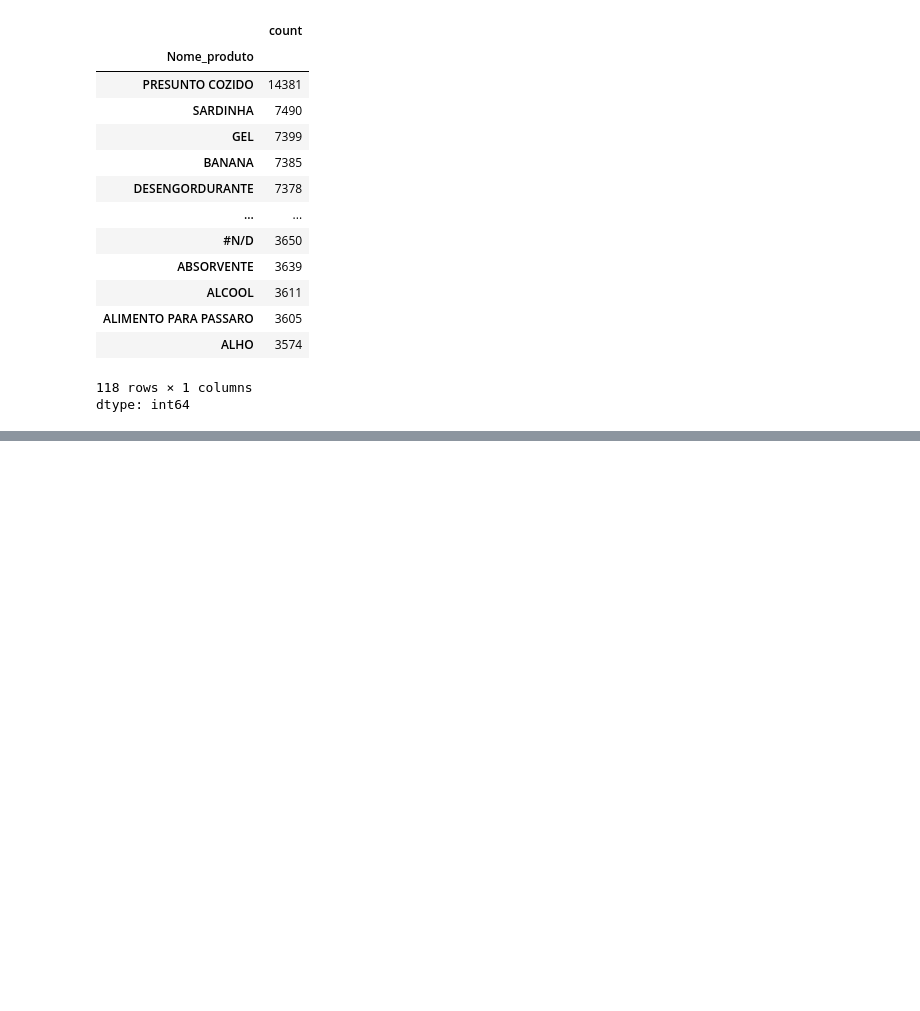
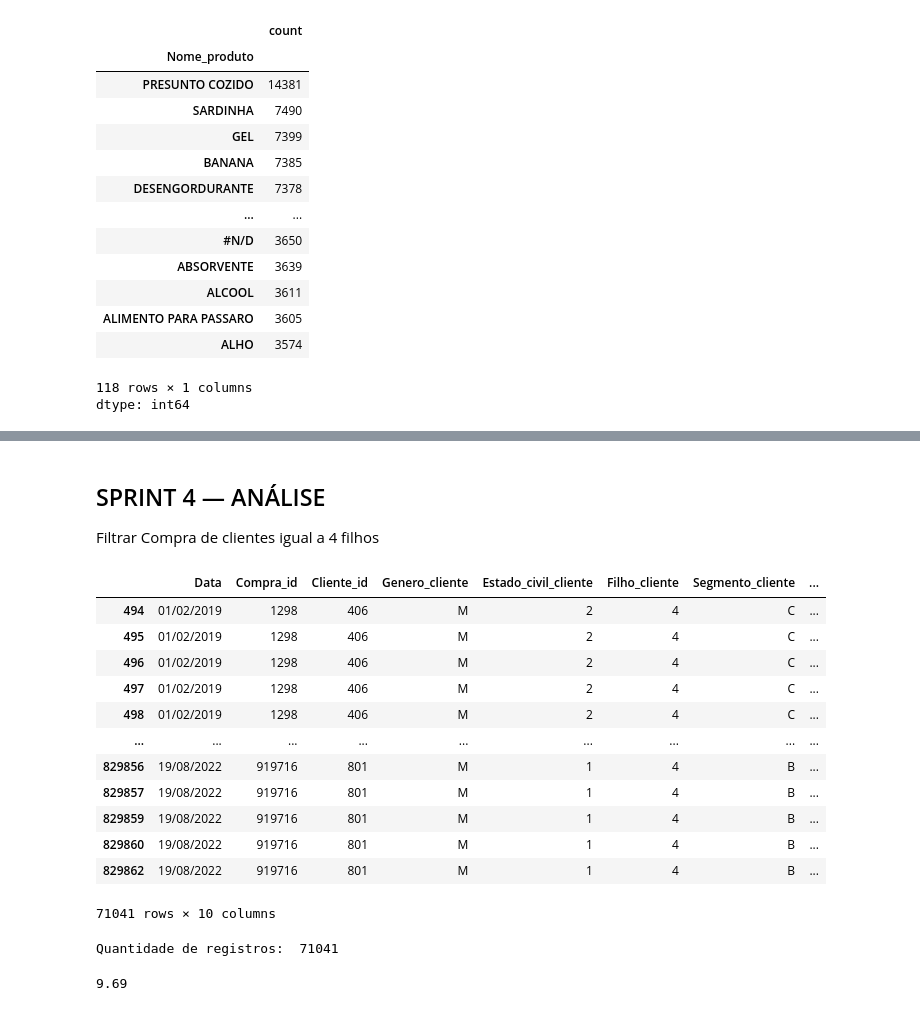
Before and after one commit to midanaca/MiniProjeto_MidanaCa_T8, a Jupyter notebook: MiniProjeto_MidanaCa_T8_.ipynb, the cells around one changed output, grey strips where cells are left out. Drawn from its saved outputs; the diff is of its cells as text; code cells hidden in the pictures; blank space fills up the shorter version.

```diff
--- a/MiniProjeto_MidanaCa_T8_.ipynb
+++ b/MiniProjeto_MidanaCa_T8_.ipynb
@@ -305,0 +332,2 @@ Decisão de tratamento proposta: após confirmar que são repetições indevidas
+# %%
+df = df.drop_duplicates().copy()
@@ -305,0 +363,4 @@ Decisão de tratamento proposta: após confirmar que são repetições indevidas
+# %%
+# Eliminar as colunas vazias
+
+df = df.drop(columns=["Unnamed: 10", "Unnamed: 11", "Unnamed: 12", "Unnamed: 13"])
@@ -305,0 +411,39 @@ Decisão de tratamento proposta: após confirmar que são repetições indevidas
+# %% [markdown]
+## SPRINT 4 — ANÁLISE
+
+Filtrar Compra de clientes igual a 4 filhos
+# %%
+filhos_igual_4 = df[df["Filho_cliente"] == 4]
+
+display(filhos_igual_4)
+
+print(
+    "Quantidade de registros: ",
+    len(filhos_igual_4)
+)
+# %% [output]
+|  | Data | Compra_id | Cliente_id | Genero_cliente | Estado_civil_cliente | Filho_cliente | Segmento_cliente | ... |
+| 494 | 01/02/2019 | 1298 | 406 | M | 2 | 4 | C | ... |
+| 495 | 01/02/2019 | 1298 | 406 | M | 2 | 4 | C | ... |
+| 496 | 01/02/2019 | 1298 | 406 | M | 2 | 4 | C | ... |
+| 497 | 01/02/2019 | 1298 | 406 | M | 2 | 4 | C | ... |
+| 498 | 01/02/2019 | 1298 | 406 | M | 2 | 4 | C | ... |
+| ... | ... | ... | ... | ... | ... | ... | ... | ... |
+| 829856 | 19/08/2022 | 919716 | 801 | M | 1 | 4 | B | ... |
+| 829857 | 19/08/2022 | 919716 | 801 | M | 1 | 4 | B | ... |
+| 829859 | 19/08/2022 | 919716 | 801 | M | 1 | 4 | B | ... |
+| 829860 | 19/08/2022 | 919716 | 801 | M | 1 | 4 | B | ... |
+| 829862 | 19/08/2022 | 919716 | 801 | M | 1 | 4 | B | ... |
+71041 rows × 10 columns
+Quantidade de registros:  71041
+# %%
+# Percentual de registros acima de R$ 500
+
+percentual = (
+    len(filhos_igual_4)
+    / df["Filho_cliente"].count() * 100
+)
+
+print(round(percentual, 2))
+# %% [output]
+9.69
```
Also changed, not shown: parts of 21 cells of this notebook.
